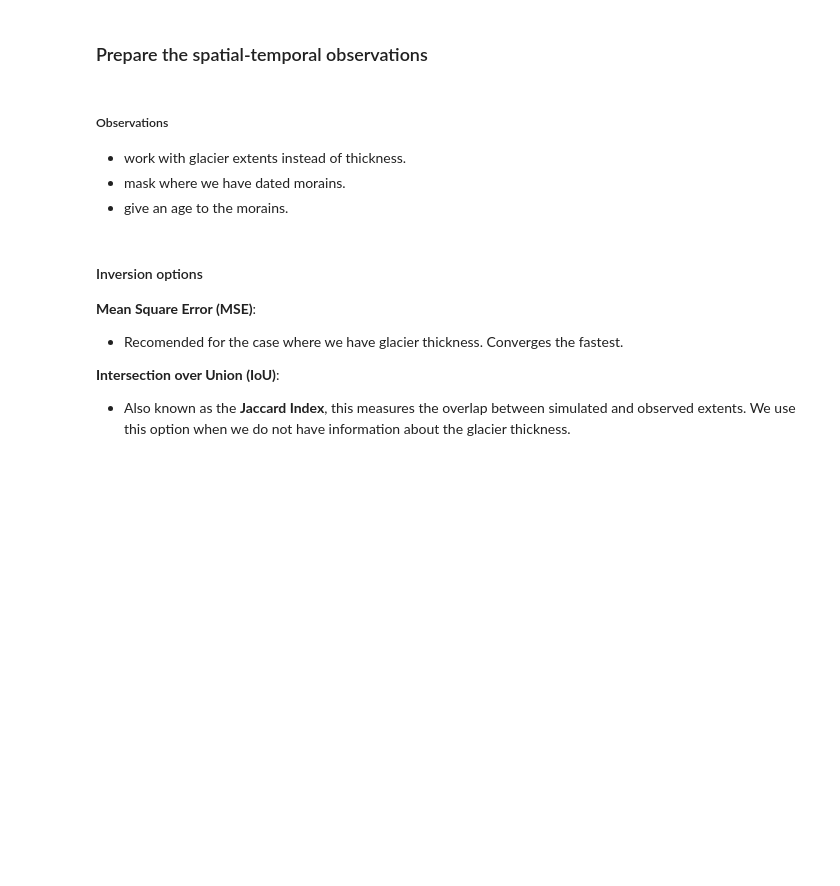
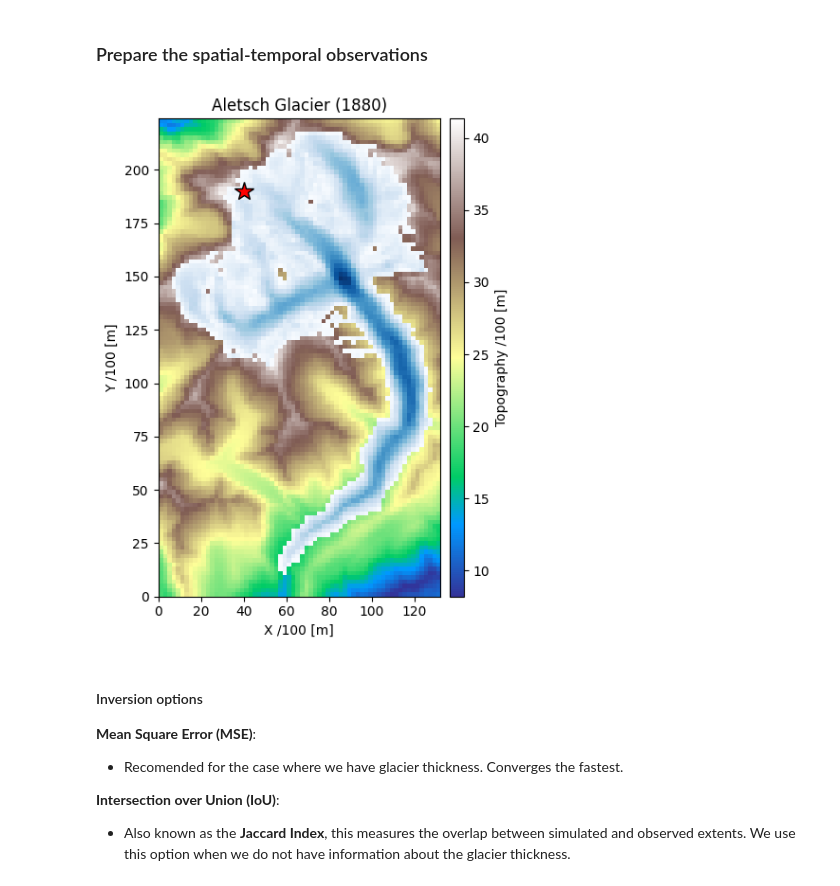
Before and after one commit to kejdilleshi/InvertedGlacierEvolutionModel, a Jupyter notebook: SIA/checkpointing.ipynb, the cells around one changed output. Saved outputs shown, nothing was run; the diff lists cells and outputs as text; code cells hidden in the pictures; blank space fills up the shorter version.

```diff
--- a/SIA/checkpointing.ipynb
+++ b/SIA/checkpointing.ipynb
@@ -214 +210,36 @@ nc_file.close()
+# %%
+# Convert to NumPy
+Z_topo_npy = Z_topo.to(torch.float32).cpu().numpy()
+thk_1880_npy = thk_1880.to(torch.float32).cpu().numpy()
+
+# Define the extent: [xmin, xmax, ymin, ymax]
+extent = [0, Lx/100, 0, Ly/100]
+# Create figure and axis
+fig, ax = plt.subplots(figsize=(10, 6))
+
+# Plot topography
+img = ax.imshow((Z_topo_npy + thk_1880_npy)/100, cmap='terrain', origin='lower',extent=extent)
+
+# Create divider for colorbar and reduce padding
+divider = make_axes_locatable(ax)
+cax = divider.append_axes("right", size="5%", pad=0.1)  # pad controls the spacing
+cbar = fig.colorbar(img, cax=cax)
+cbar.set_label('Topography /100 [m]')
+
+# Overlay glacier thickness
+thk_display = np.ma.masked_where(thk_1880_npy <= 0, thk_1880_npy)
+ax.imshow(thk_display, cmap='Blues', alpha=1, origin='lower',extent=extent)
+
+# Titles and labels
+ax.set_title("Aletsch Glacier (1880)")
+ax.set_xlabel("X /100 [m]")
+ax.set_ylabel("Y /100 [m]")
+# Add the red star marker
+ax.plot(40,190, marker='*', color='red', markersize=15, markeredgecolor='black')
+
+
+plt.tight_layout()
+plt.show()
+# %% [output]
+[figure, added]
 # %%
@@ -296,5 +354,0 @@ def solve_glacier_dynamics(Z_topo, ttot, grad_b, b_max, Z_ELA, rho=rho, g=g, fd=
-# %% [markdown]
-##### Observations
-- work with glacier extents instead of thickness.
-- mask where we have dated morains.
-- give an age to the morains.
```
Also changed, not shown: parts of 26 cells of this notebook, 16 other files.
